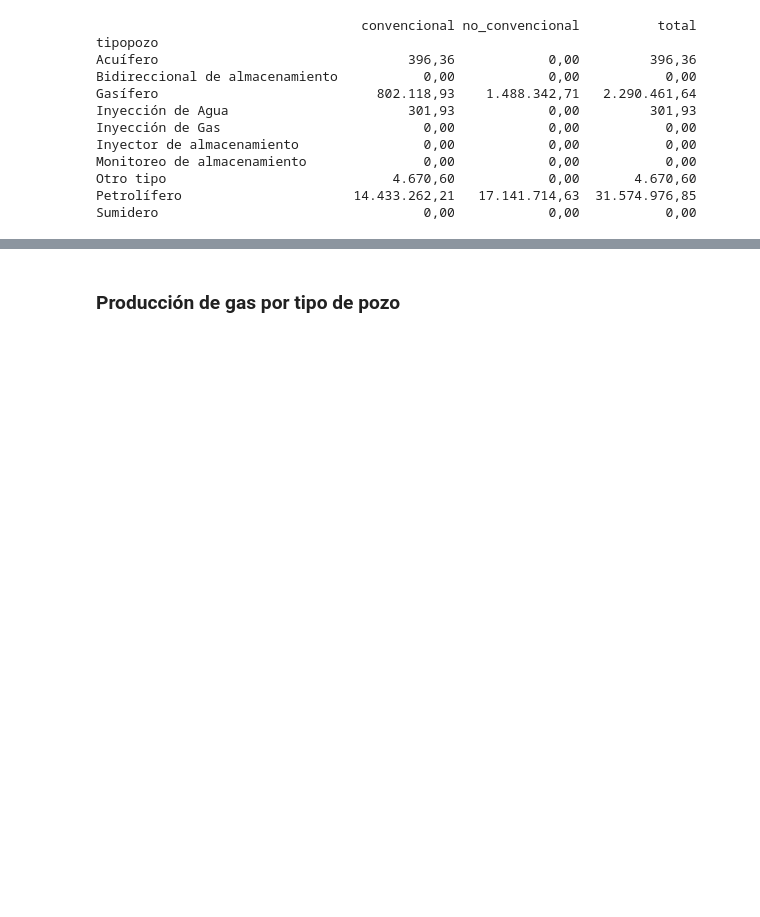
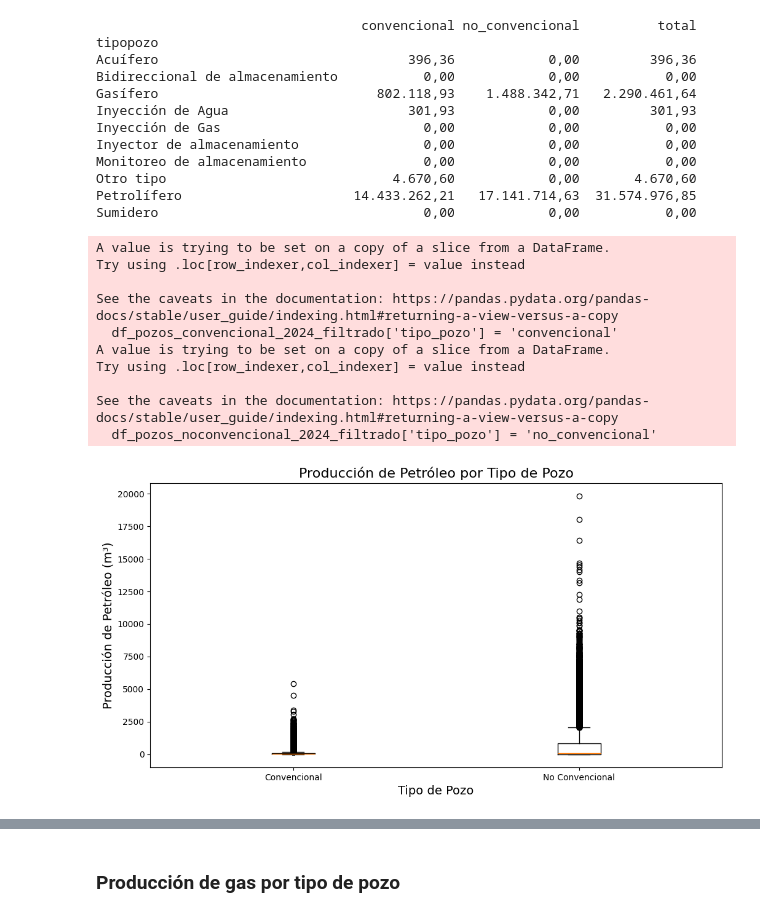
Before and after one commit to Nicopiwi/tps-calidad-de-datos, a Jupyter notebook: tp2/puntoD.ipynb, the cells around one changed output, grey strips where cells are left out. Cells and saved outputs as stored; diff of their text form; code cells hidden in the pictures; blank space fills up the shorter version.

```diff
--- a/tp2/puntoD.ipynb
+++ b/tp2/puntoD.ipynb
@@ -326,3 +326,46 @@ Monitoreo de almacenamiento               0,00            0,00           0,00
 Otro tipo                             4.670,60            0,00       4.670,60
 Petrolífero                      14.433.262,21   17.141.714,63  31.574.976,85
 Sumidero                                  0,00            0,00           0,00
+# %%
+import pandas as pd
+import matplotlib.pyplot as plt
+
+# Filtrar los DataFrames para excluir los pozos con producción total igual a 0
+df_pozos_convencional_2024_filtrado = df_pozos_convencional_2024[df_pozos_convencional_2024['prod_pet'] > 0]
+df_pozos_noconvencional_2024_filtrado = df_pozos_noconvencional_2024[df_pozos_noconvencional_2024['prod_pet'] > 0]
+
+# Crear una columna para identificar el tipo de pozo
+df_pozos_convencional_2024_filtrado['tipo_pozo'] = 'convencional'
+df_pozos_noconvencional_2024_filtrado['tipo_pozo'] = 'no_convencional'
+
+# Combinar los DataFrames
+df_combined = pd.concat([df_pozos_convencional_2024_filtrado, df_pozos_noconvencional_2024_filtrado])
+
+# Configurar la figura del boxplot
+plt.figure(figsize=(12, 6))
+
+# Crear el boxplot usando matplotlib
+boxplot_data = [df_combined[df_combined['tipo_pozo'] == 'convencional']['prod_pet'],
+                df_combined[df_combined['tipo_pozo'] == 'no_convencional']['prod_pet']]
+
+plt.boxplot(boxplot_data, labels=['Convencional', 'No Convencional'])
+
+# Configurar título y etiquetas
+plt.title('Producción de Petróleo por Tipo de Pozo', fontsize=16)
+plt.xlabel('Tipo de Pozo', fontsize=14)
+plt.ylabel('Producción de Petróleo (m³)', fontsize=14)
+
+# Mostrar el gráfico
+plt.show()
+# %% [output]
+A value is trying to be set on a copy of a slice from a DataFrame.
+Try using .loc[row_indexer,col_indexer] = value instead
+
+See the caveats in the documentation: https://pandas.pydata.org/pandas-docs/stable/user_guide/indexing.html#returning-a-view-versus-a-copy
+  df_pozos_convencional_2024_filtrado['tipo_pozo'] = 'convencional'
+A value is trying to be set on a copy of a slice from a DataFrame.
+Try using .loc[row_indexer,col_indexer] = value instead
+
+See the caveats in the documentation: https://pandas.pydata.org/pandas-docs/stable/user_guide/indexing.html#returning-a-view-versus-a-copy
+  df_pozos_noconvencional_2024_filtrado['tipo_pozo'] = 'no_convencional'
+[figure, added]
```
Also changed, not shown: parts of 3 cells of this notebook.
